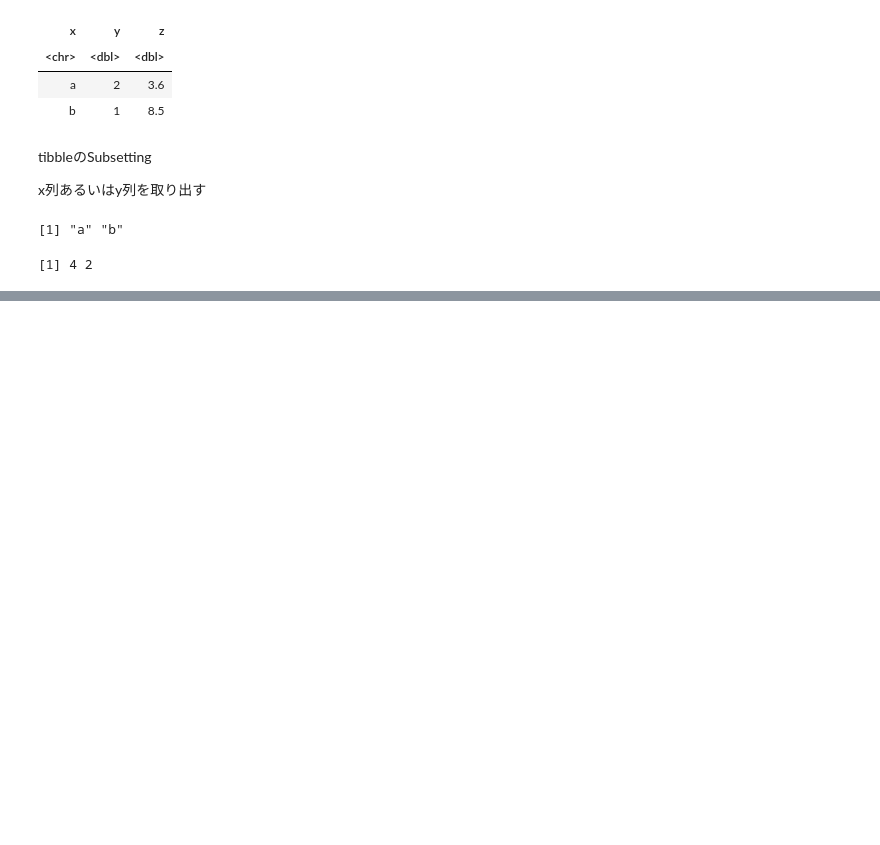
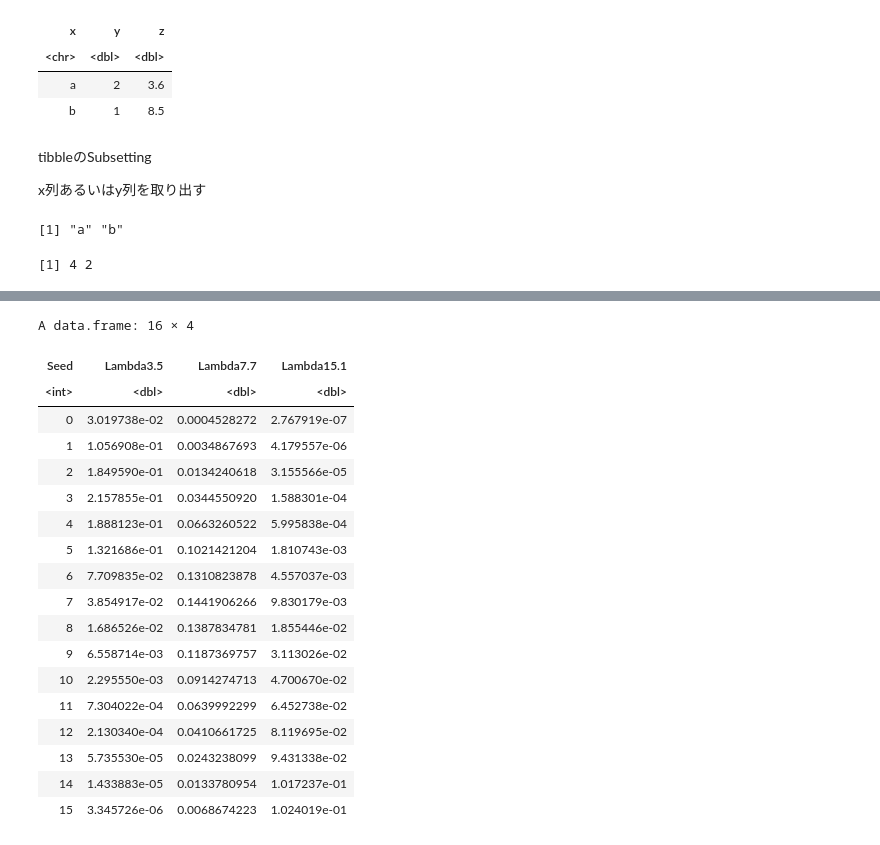
Before and after one commit to wang-zhijun/learn-statistics, a Jupyter notebook: learn-r.ipynb, the cells around one changed output, grey strips where cells are left out. Cells and saved outputs as stored; diff of their text form; code cells hidden in the pictures; blank space fills up the shorter version.

```diff
--- a/learn-r.ipynb
+++ b/learn-r.ipynb
@@ -427,0 +436,25 @@ df[['y']]*2
+# %%
+data.frame(Seed=0:15) %>% # 種子数を0から15と仮定する
+  mutate(Lambda3.5=dpois(Seed, lambda=3.5), # それぞれのλのポワソン分布を発生させる
+         Lambda7.7=dpois(Seed, lambda=7.7),
+         Lambda15.1=dpois(Seed, lambda=15.1))
+# %% [output]
+A data.frame: 16 × 4
+| Seed | Lambda3.5 | Lambda7.7 | Lambda15.1 |
+| <int> | <dbl> | <dbl> | <dbl> |
+| 0 | 3.019738e-02 | 0.0004528272 | 2.767919e-07 |
+| 1 | 1.056908e-01 | 0.0034867693 | 4.179557e-06 |
+| 2 | 1.849590e-01 | 0.0134240618 | 3.155566e-05 |
+| 3 | 2.157855e-01 | 0.0344550920 | 1.588301e-04 |
+| 4 | 1.888123e-01 | 0.0663260522 | 5.995838e-04 |
+| 5 | 1.321686e-01 | 0.1021421204 | 1.810743e-03 |
+| 6 | 7.709835e-02 | 0.1310823878 | 4.557037e-03 |
+| 7 | 3.854917e-02 | 0.1441906266 | 9.830179e-03 |
+| 8 | 1.686526e-02 | 0.1387834781 | 1.855446e-02 |
+| 9 | 6.558714e-03 | 0.1187369757 | 3.113026e-02 |
+| 10 | 2.295550e-03 | 0.0914274713 | 4.700670e-02 |
+| 11 | 7.304022e-04 | 0.0639992299 | 6.452738e-02 |
+| 12 | 2.130340e-04 | 0.0410661725 | 8.119695e-02 |
+| 13 | 5.735530e-05 | 0.0243238099 | 9.431338e-02 |
+| 14 | 1.433883e-05 | 0.0133780954 | 1.017237e-01 |
+| 15 | 3.345726e-06 | 0.0068674223 | 1.024019e-01 |
```
Also changed, not shown: parts of 3 cells of this notebook.
